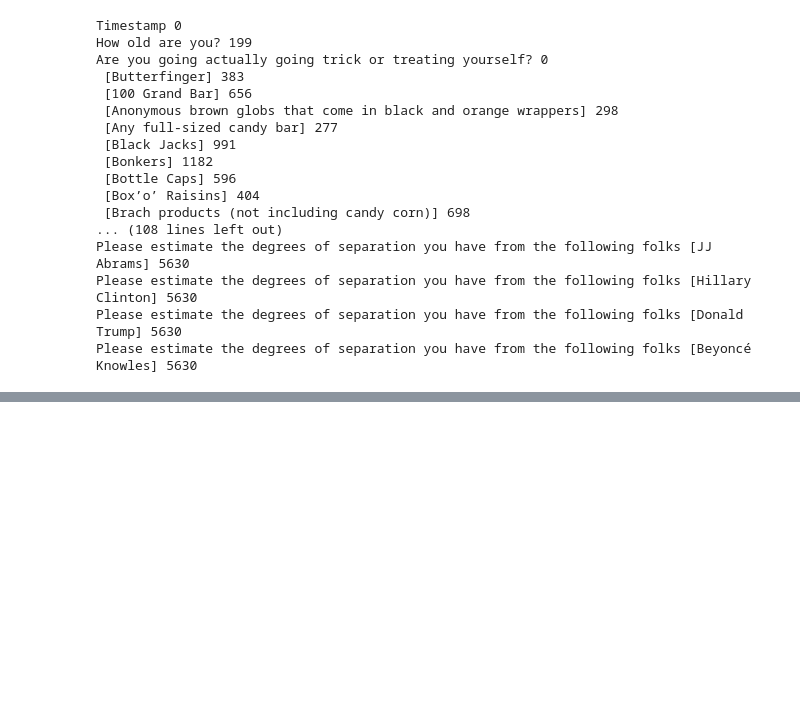
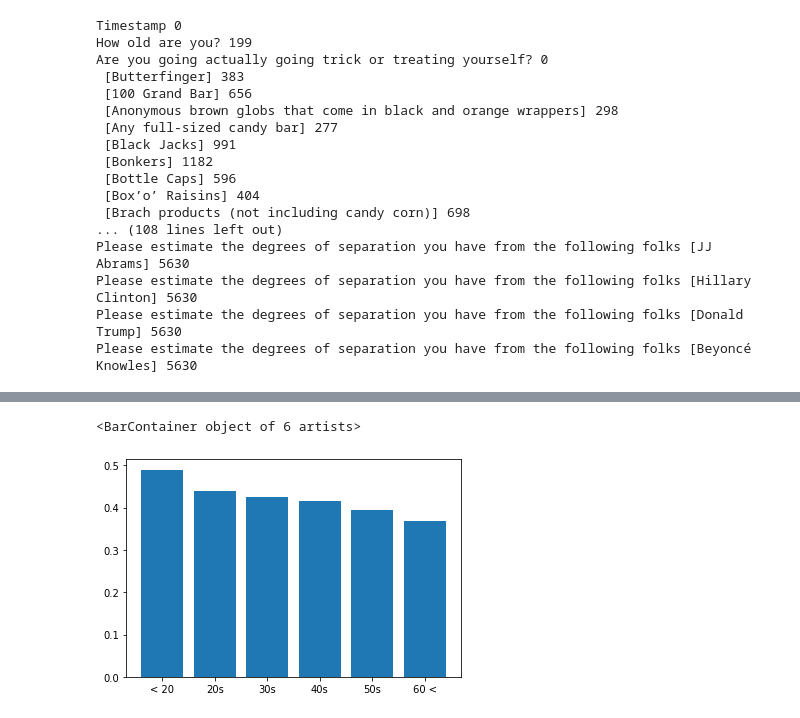
Before and after one commit to dealom/Cleaning-Candy-Dataset, a Jupyter notebook: cleaningwithfunctions.ipynb, the cells around one changed output, grey strips where cells are left out. Saved outputs shown, nothing was run; the diff lists cells and outputs as text; code cells hidden in the pictures; blank space fills up the shorter version.

```diff
--- a/cleaningwithfunctions.ipynb
+++ b/cleaningwithfunctions.ipynb
@@ -53,0 +139,7 @@ AttributeError: module 'cleaningfunctions' has no attribute 'groupages'
+# %%
+joybelow20 = clean.joypercentages(clean.groupages(age1to80,"How old are you?",0,19))
+joy20s = clean.joypercentages(clean.groupages(age1to80,"How old are you?",20,29))
+joy30s = clean.joypercentages(clean.groupages(age1to80,"How old are you?",30,39))
+joy40s = clean.joypercentages(clean.groupages(age1to80,"How old are you?",40,49))
+joy50s = clean.joypercentages(clean.groupages(age1to80,"How old are you?",50,59))
+joyabove60 = clean.joypercentages(clean.groupages(age1to80,"How old are you?",60,80))
@@ -53,0 +164,8 @@ AttributeError: module 'cleaningfunctions' has no attribute 'groupages'
+# %%
+y = [joybelow20,joy20s,joy30s,joy40s,joy50s,joyabove60]
+x = ['< 20', '20s', '30s','40s','50s', '60 <']
+plt.bar(x,y)
+# Shows that the younger people chose Joy more often
+# %% [output]
+<BarContainer object of 6 artists>
+[figure, added]
```
Also changed, not shown: parts of 13 cells of this notebook, 1 other file.
